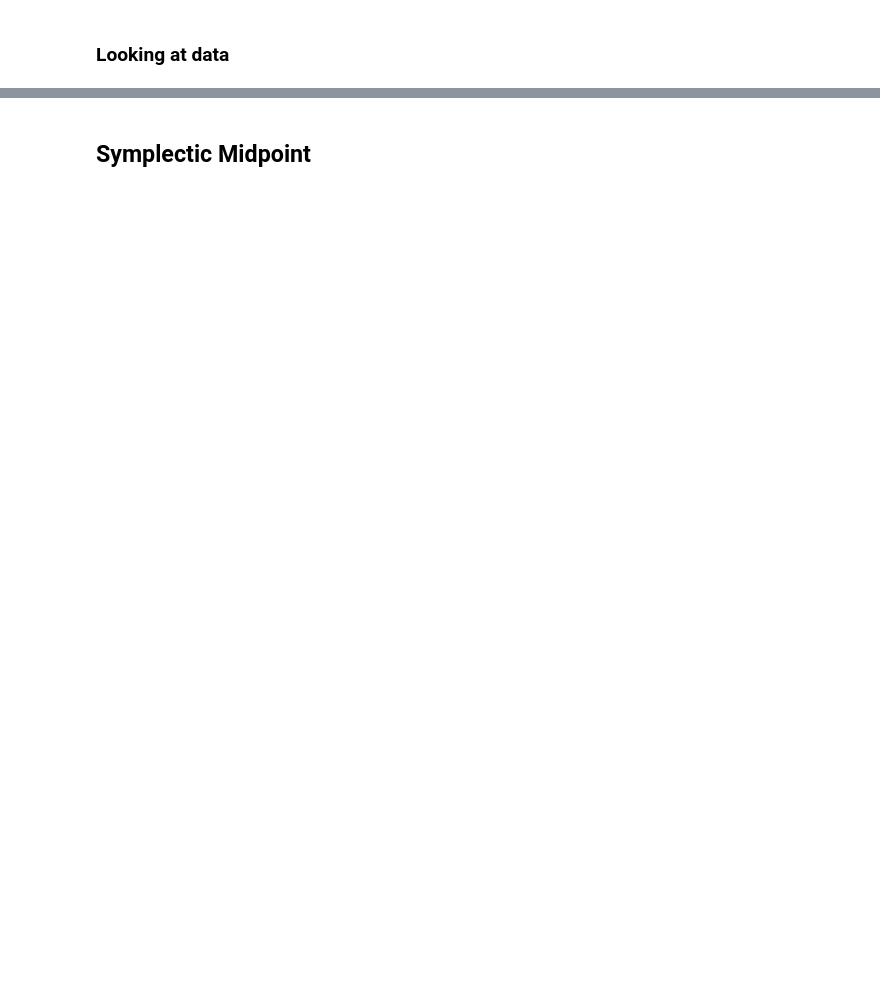
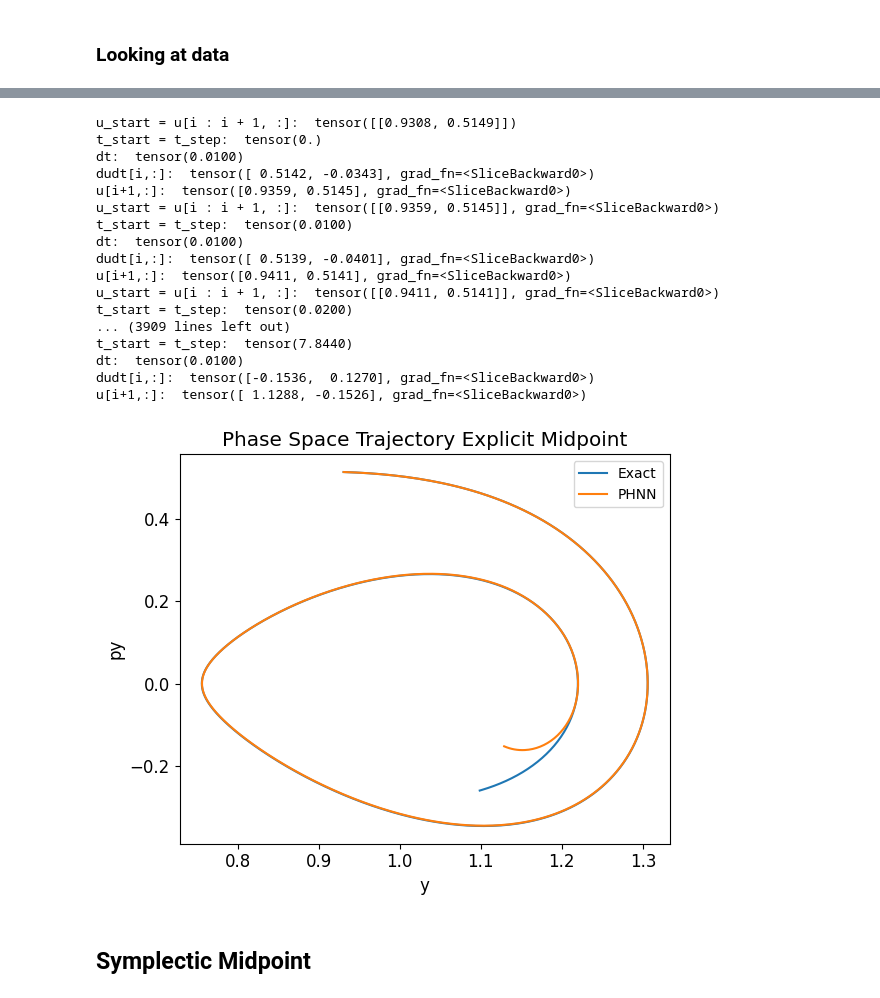
Before and after one commit to sannejamila/HNNs_ODEs, a Jupyter notebook: DuffingEquation.ipynb, the cells around one changed output, grey strips where cells are left out. Cells and saved outputs as stored; diff of their text form; code cells hidden in the pictures; blank space fills up the shorter version.

```diff
--- a/DuffingEquation.ipynb
+++ b/DuffingEquation.ipynb
@@ -327,32 +335,51 @@ model_exp, trainingdetails_symp = trainer.train(loss_func=loss_func,penalty_func
 # %%
-tmax = 10*np.pi
+tmax = 2.5*np.pi
 nsamples = 100*tmax
 dt = tmax/nsamples
 
 nt = round(tmax / dt)
 t_sample = np.linspace(0, tmax, nt + 1)
 integrator = "midpoint"
 ntrajectories = 1
 
 (u_start, u_end, t_start, dt), dudt, u_exact, u0s =  generate_data(system=sys,ntrajectories =ntrajectories, t_sample = t_sample,integrator=integrator)
 
 u_phnn_exp, t_sample = model_exp.generate_trajectories(ntrajectories = ntrajectories, t_sample = t_sample,integrator = integrator,u0s=u0s)
 
 u_pred = u_phnn_exp[0].detach().numpy()
 
 fig, ax = plt.subplots(1, 1, figsize=(6, 5))
 y, py = u_exact[0][:, 0], u_exact[0][:, 1]
 ax.plot(y, py, label="Exact")
 y, py = u_pred[:, 0], u_pred[:, 1]
 ax.plot(y, py, label="PHNN")
 ax.set_xlabel("y")
 ax.set_ylabel("py")
 ax.set_title("Phase Space Trajectory Explicit Midpoint" )
 ax.legend()
 
 
 plt.tight_layout()
 plt.show()
+# %% [output]
+u_start = u[i : i + 1, :]:  tensor([[0.9308, 0.5149]])
+t_start = t_step:  tensor(0.)
+dt:  tensor(0.0100)
+dudt[i,:]:  tensor([ 0.5142, -0.0343], grad_fn=<SliceBackward0>)
+u[i+1,:]:  tensor([0.9359, 0.5145], grad_fn=<SliceBackward0>)
+u_start = u[i : i + 1, :]:  tensor([[0.9359, 0.5145]], grad_fn=<SliceBackward0>)
+t_start = t_step:  tensor(0.0100)
+dt:  tensor(0.0100)
+dudt[i,:]:  tensor([ 0.5139, -0.0401], grad_fn=<SliceBackward0>)
+u[i+1,:]:  tensor([0.9411, 0.5141], grad_fn=<SliceBackward0>)
+u_start = u[i : i + 1, :]:  tensor([[0.9411, 0.5141]], grad_fn=<SliceBackward0>)
+t_start = t_step:  tensor(0.0200)
+... (3909 lines left out)
+t_start = t_step:  tensor(7.8440)
+dt:  tensor(0.0100)
+dudt[i,:]:  tensor([-0.1536,  0.1270], grad_fn=<SliceBackward0>)
+u[i+1,:]:  tensor([ 1.1288, -0.1526], grad_fn=<SliceBackward0>)
+[figure, added]
 # %% [markdown]
 ## Symplectic Midpoint
 # %%
```
Also changed, not shown: parts of 18 cells of this notebook.
